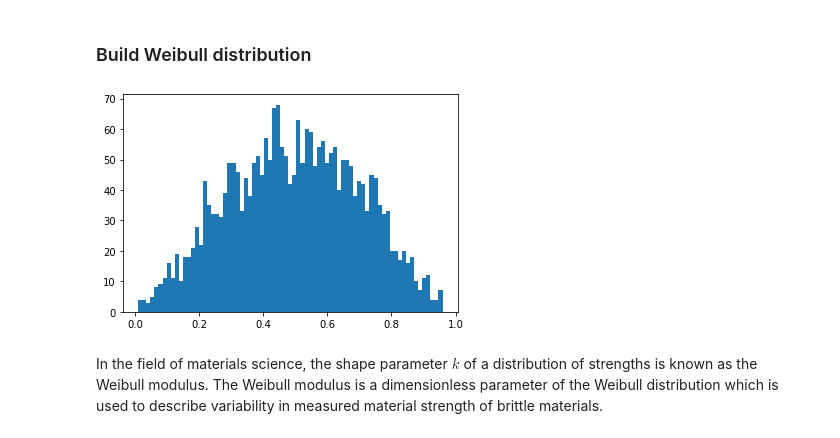
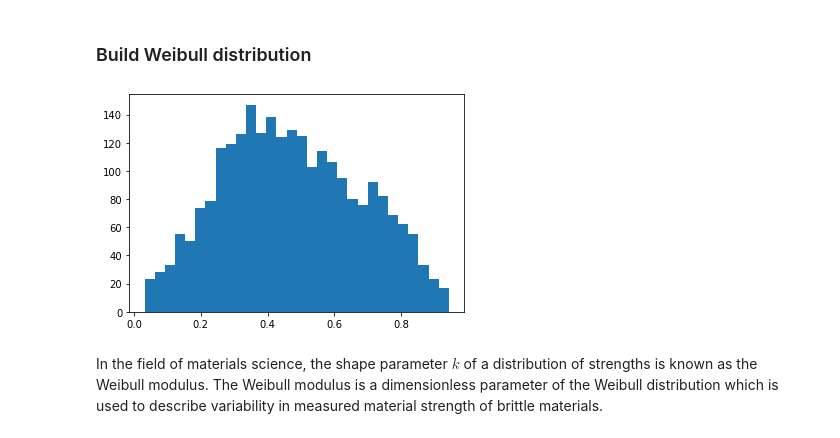
Before and after one commit to mark-hobbs/pyrf, a Jupyter notebook: Random_field_generation.ipynb, the cells around one changed output. Cells and saved outputs as stored; diff of their text form; code cells hidden in the pictures.

```diff
--- a/Random_field_generation.ipynb
+++ b/Random_field_generation.ipynb
@@ -95,9 +95,9 @@ md = MD(C, gaussian)
 K = md.build_distribution() # sample of the random field
 # %%
 rv_norm = stats.norm.cdf(K, mean_fc, std_dev)
-plt.hist(rv_norm, 75);
+plt.hist(rv_norm, 30);
 # %% [output]
-[figure, old version]
+[figure, new version]
 # %% [markdown]
 In the field of materials science, the shape parameter $k$ of a distribution of strengths is known as the Weibull modulus. The Weibull modulus is a dimensionless parameter of the Weibull distribution which is used to describe variability in measured material strength of brittle materials.
 # %%
```
Also changed, not shown: parts of 8 cells of this notebook, 1 other file.
